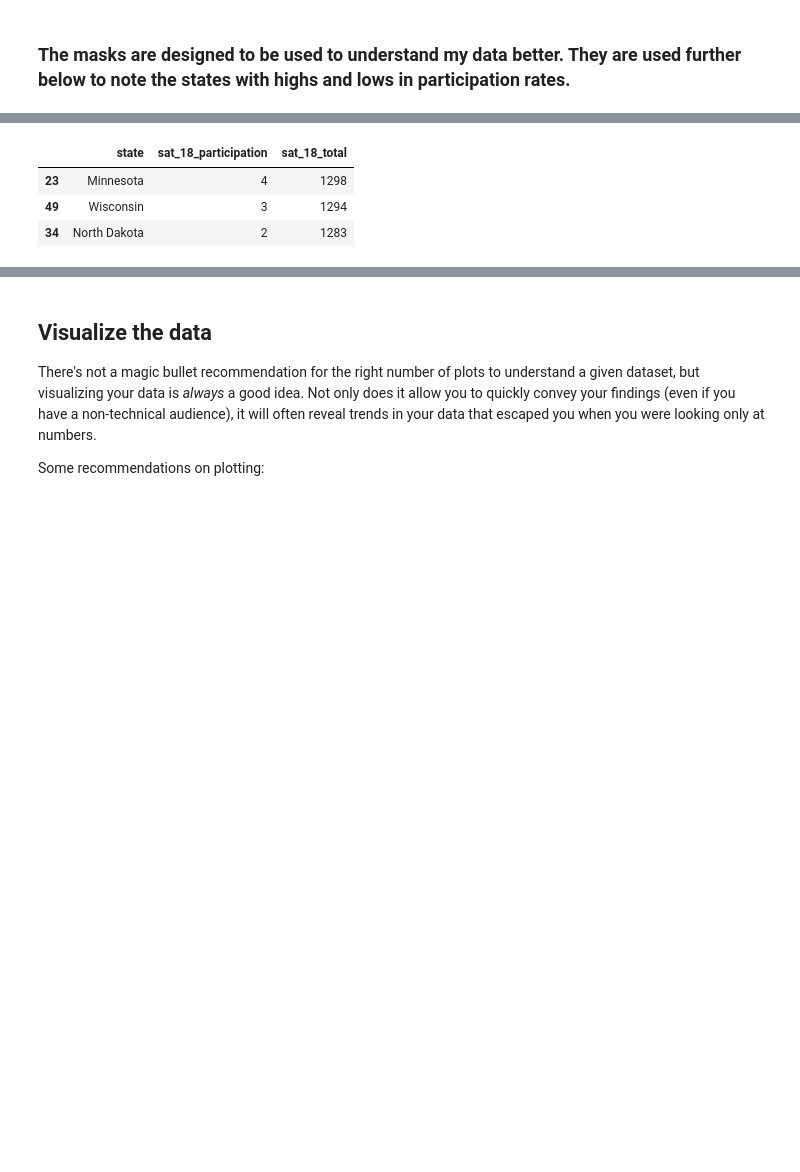
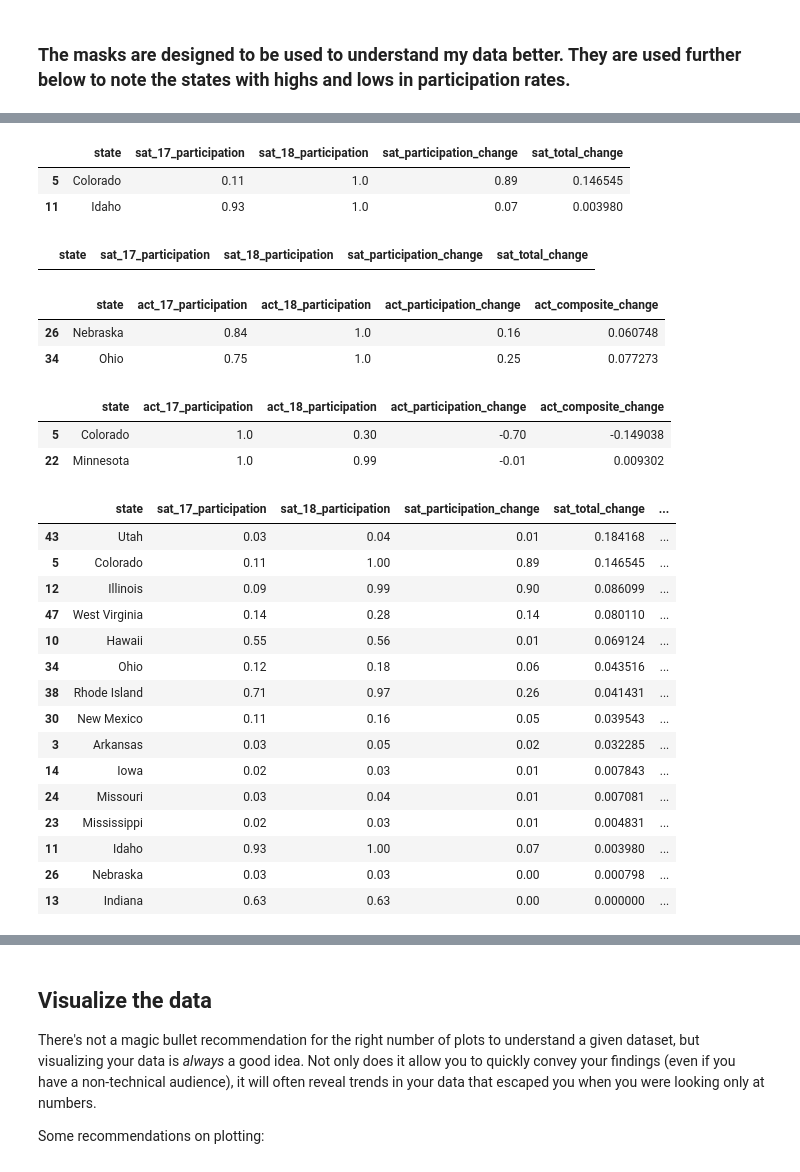
Before and after one commit to ataakca/sat-data-exploration, a Jupyter notebook: code/Project_Analysis.ipynb, the cells around one changed output, grey strips where cells are left out. Drawn from its saved outputs; the diff is of its cells as text; code cells hidden in the pictures; blank space fills up the shorter version.

```diff
--- a/code/Project_Analysis.ipynb
+++ b/code/Project_Analysis.ipynb
@@ -573,0 +688,23 @@ final_mask = final.drop(['sat_17_ebraw','sat_17_math','sat_17_total','sat_18_ebr
+# %%
+# Cameron gave the idea to create a column for change in participation in class,
+# I thought it was an amazing feedback.
+# Creating a participation change column would help make a meaning out of this data.
+
+final_change_addition = final
+
+final_change_addition['sat_participation_change'] = (final_change_addition['sat_18_participation'] - final_change_addition['sat_17_participation'])
+final_change_addition['act_participation_change'] = (final_change_addition['act_18_participation'] - final_change_addition['act_17_participation'])
+# %%
+# I added the change in total and composite scores for both exams into columns
+
+final_change_addition['sat_total_change'] = 1 - (final_change_addition['sat_18_total'] / final_change_addition['sat_17_total'])
+final_change_addition['act_composite_change'] = 1 - (final_change_addition['act_18_composite'] / final_change_addition['act_17_composite'])
+# %%
+# Set a mask to observe both exams individually in terms of change in participation rates
+# and change in scores due to that participation rates
+
+final_sat_change_mask = final_change_addition.drop(['sat_17_ebraw','sat_17_math','sat_17_total','sat_18_ebraw','sat_18_math','sat_18_total','act_17_english','act_17_math','act_17_reading','act_17_science','act_17_composite','act_18_composite','act_17_participation','act_18_participation','act_participation_change','act_composite_change'],axis = 1)
+final_act_change_mask = final_change_addition.drop(['sat_17_ebraw','sat_17_math','sat_17_total','sat_18_ebraw','sat_18_math','sat_18_total','act_17_english','act_17_math','act_17_reading','act_17_science','act_17_composite','act_18_composite','sat_17_participation','sat_18_participation','sat_participation_change','sat_total_change'],axis = 1)
+# %%
+# For heat maps
+final_change_mask = pd.merge(final_sat_change_mask, final_act_change_mask, on='state')
@@ -696,7 +895,41 @@ sat_2017_mean_mask.sort_values(by='sat_17_total',ascending=False).head(3)
+# %%
+final_sat_change_mask[(final_sat_change_mask['sat_17_participation'] != 1) & (final_sat_change_mask['sat_18_participation'] == 1)]
+# %% [output]
+|  | state | sat_17_participation | sat_18_participation | sat_participation_change | sat_total_change |
+| 5 | Colorado | 0.11 | 1.0 | 0.89 | 0.146545 |
+| 11 | Idaho | 0.93 | 1.0 | 0.07 | 0.003980 |
+# %%
+final_sat_change_mask[(final_sat_change_mask['sat_17_participation'] == 1) & (final_sat_change_mask['sat_18_participation'] != 1)]
+# %% [output]
+|  | state | sat_17_participation | sat_18_participation | sat_participation_change | sat_total_change |
+# %%
+final_act_change_mask[(final_act_change_mask['act_17_participation'] != 1.0) & (final_act_change_mask['act_18_participation'] == 1.0)]
+# %% [output]
+|  | state | act_17_participation | act_18_participation | act_participation_change | act_composite_change |
+| 26 | Nebraska | 0.84 | 1.0 | 0.16 | 0.060748 |
+| 34 | Ohio | 0.75 | 1.0 | 0.25 | 0.077273 |
+# %%
+final_act_change_mask[(final_act_change_mask['act_17_participation'] == 1.0) & (final_act_change_mask['act_18_participation'] != 1.0)]
+# %% [output]
+|  | state | act_17_participation | act_18_participation | act_participation_change | act_composite_change |
+| 5 | Colorado | 1.0 | 0.30 | -0.70 | -0.149038 |
+| 22 | Minnesota | 1.0 | 0.99 | -0.01 | 0.009302 |
 # %%
-sat_2018_mean_mask.sort_values(by='sat_18_total', ascending = False).head(3)
+final_change_mask.sort_values(by='sat_total_change',ascending=False).head(15)
 # %% [output]
-|  | state | sat_18_participation | sat_18_total |
-| 23 | Minnesota | 4 | 1298 |
-| 49 | Wisconsin | 3 | 1294 |
-| 34 | North Dakota | 2 | 1283 |
+|  | state | sat_17_participation | sat_18_participation | sat_participation_change | sat_total_change | ... |
+| 43 | Utah | 0.03 | 0.04 | 0.01 | 0.184168 | ... |
+| 5 | Colorado | 0.11 | 1.00 | 0.89 | 0.146545 | ... |
+| 12 | Illinois | 0.09 | 0.99 | 0.90 | 0.086099 | ... |
+| 47 | West Virginia | 0.14 | 0.28 | 0.14 | 0.080110 | ... |
+| 10 | Hawaii | 0.55 | 0.56 | 0.01 | 0.069124 | ... |
+| 34 | Ohio | 0.12 | 0.18 | 0.06 | 0.043516 | ... |
+| 38 | Rhode Island | 0.71 | 0.97 | 0.26 | 0.041431 | ... |
+| 30 | New Mexico | 0.11 | 0.16 | 0.05 | 0.039543 | ... |
+| 3 | Arkansas | 0.03 | 0.05 | 0.02 | 0.032285 | ... |
+| 14 | Iowa | 0.02 | 0.03 | 0.01 | 0.007843 | ... |
+| 24 | Missouri | 0.03 | 0.04 | 0.01 | 0.007081 | ... |
+| 23 | Mississippi | 0.02 | 0.03 | 0.01 | 0.004831 | ... |
+| 11 | Idaho | 0.93 | 1.00 | 0.07 | 0.003980 | ... |
+| 26 | Nebraska | 0.03 | 0.03 | 0.00 | 0.000798 | ... |
+| 13 | Indiana | 0.63 | 0.63 | 0.00 | 0.000000 | ... |
```
Also changed, not shown: parts of 138 cells of this notebook, 5 other files.
